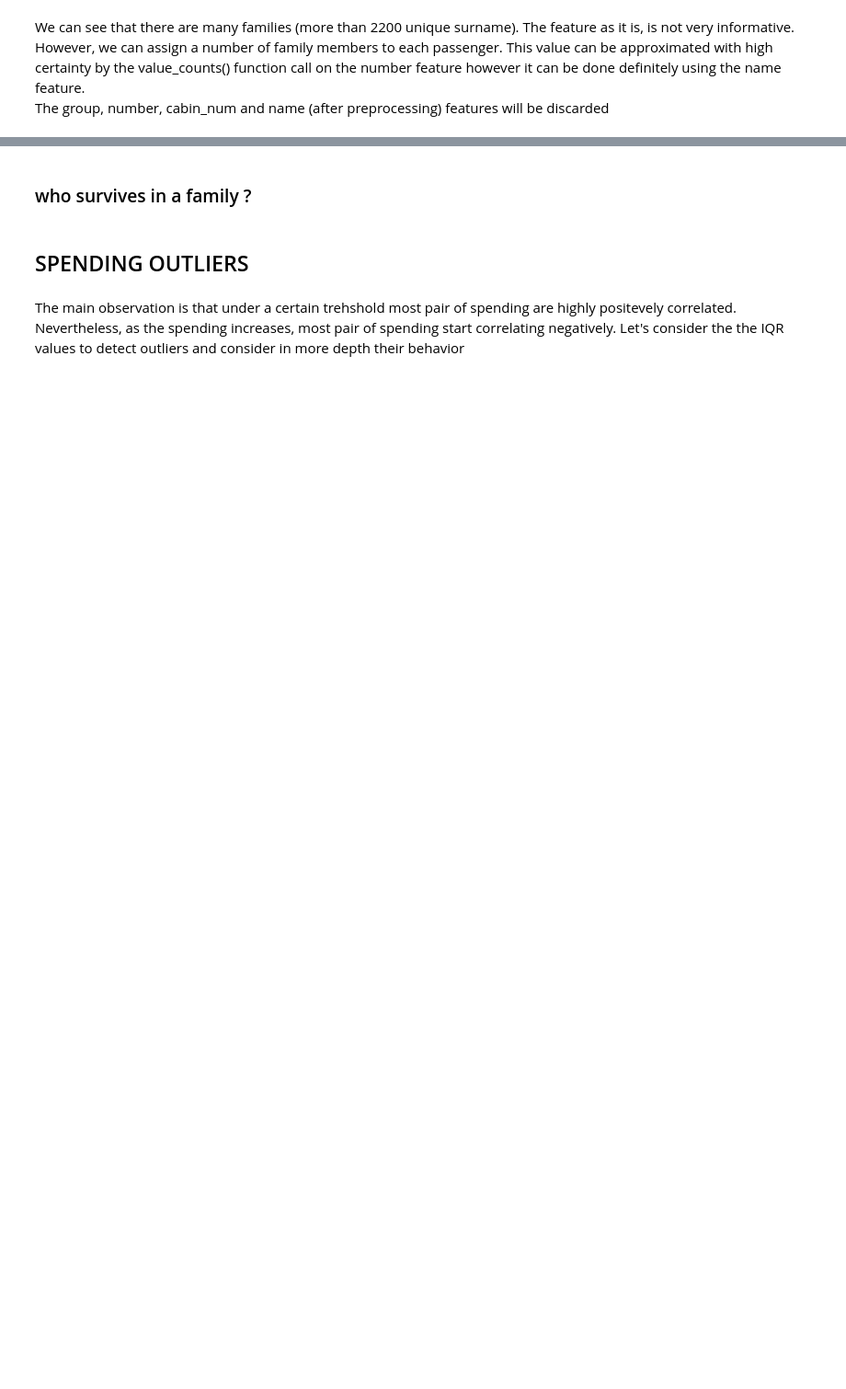
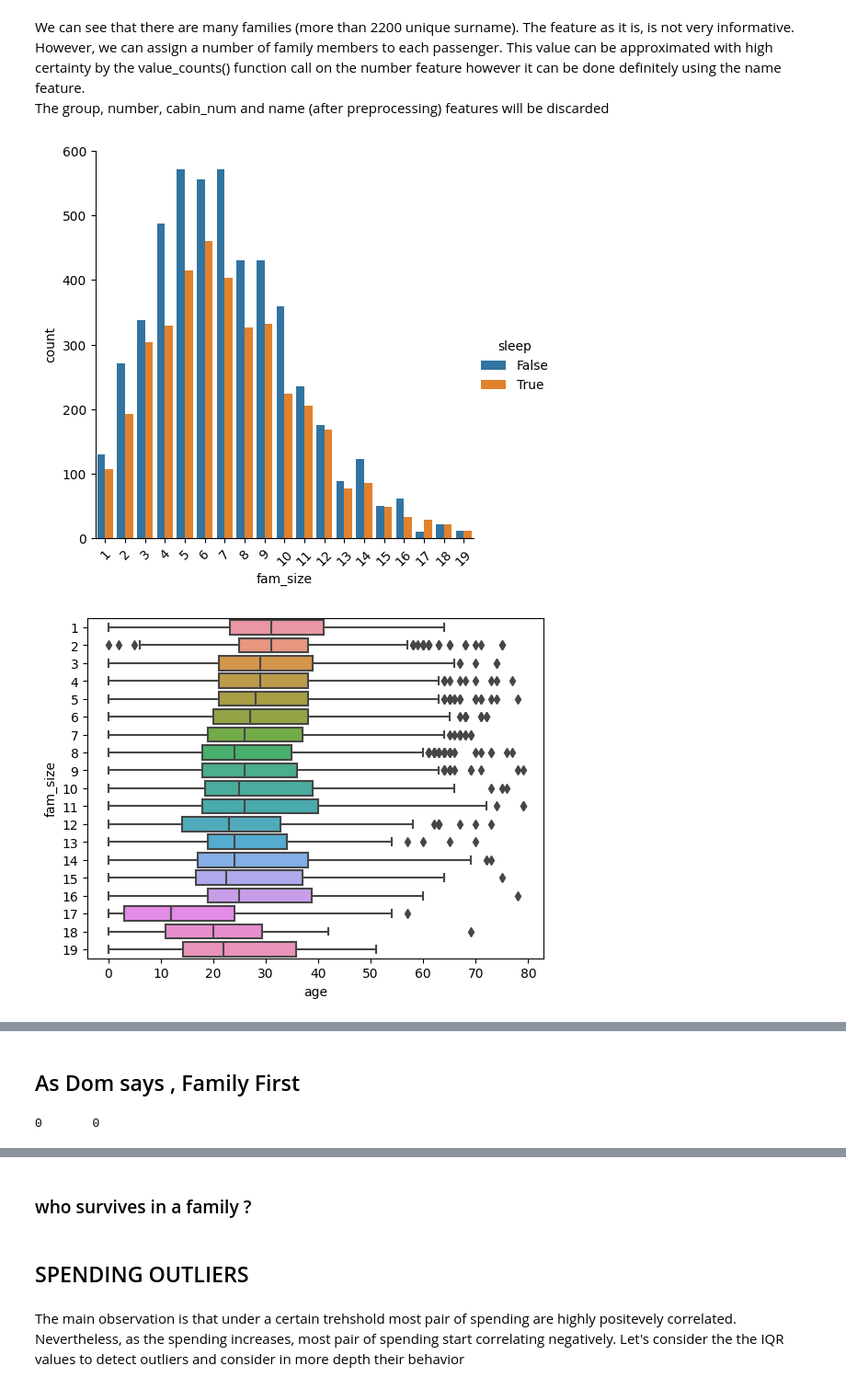
Before and after one commit to ayhem18/My_Kaggle_Repo, a Jupyter notebook: Competitions/SpaceshipTitanic/SST_1.ipynb, the cells around one changed output, grey strips where cells are left out. Shown at 92% size. Saved outputs shown, nothing was run; the diff lists cells and outputs as text; code cells hidden in the pictures; blank space fills up the shorter version.

Commit message:
introducing better family features

```diff
--- a/Competitions/SpaceshipTitanic/SST_1.ipynb
+++ b/Competitions/SpaceshipTitanic/SST_1.ipynb
@@ -178,5 +166,8 @@ Error:
 # %%
-def visualize_interaction(data:pd.DataFrame, feature, use_cols=None, nunique_as_discrete=20, max_cat_values=25):
+def visualize_interaction(data:pd.DataFrame, feature, use_cols=None, nunique_as_discrete=10, num_cat='box', num_num='scatter'):
+    assert num_cat in ['box', 'cdf']
+    assert num_num in ['scatter', 'line']
+
     if use_cols is None:
         use_cols = data.columns
 
@@ -200,10 +191,14 @@ def visualize_interaction(data:pd.DataFrame, feature, use_cols=None, nunique_as_
             if col == feature: continue
 
             if col in num_feats:
-                sns.boxplot(data=data, x=col, y=feature, orient='h')
-                plt.show()
+                if num_cat == 'box':
+                    sns.boxplot(data=data, x=col, y=feature, orient='h')
+                    plt.show()
+                else :
+                    display_cdf(data, num_feat=col, cat_feat=feature)
+
             # only visualize categorical feature with a reasonable number of possible values
-            elif len(data.value_counts(col)) < max_cat_values:
+            elif len(data.value_counts(col)) < nunique_as_discrete:
                 # the hue parameter should be assigned the feature with the smaller number of possible values
                 feats = [col, feature]
                 feats = sorted(feats, key=lambda x: len(data.value_counts(x)))
@@ -217,9 +212,13 @@ def visualize_interaction(data:pd.DataFrame, feature, use_cols=None, nunique_as_
             if col == feature: continue
 
             if col in num_feats:
-                # display the cfds of the numerial feature with different values of the categorical one
-                display_cdf(data, num_feat=col, cat_feat=feature)
+                # for two numerical features, we need to a scatter plot
+                sns.relplot(data=data, x=feature, y=col, kind=num_num)
+                plt.show()
 
-            elif len(data.value_counts(col)) < max_cat_values:
-                sns.boxplot(data=data, x=feature, y=col, orient='h')
-                plt.show()
+            elif len(data.value_counts(col)) < nunique_as_discrete:
+                if num_cat == 'box':
+                    sns.boxplot(data=data, x=feature, y=col, orient='h')
+                    plt.show()
+                else:
+                    display_cdf(data, num_feat=feature, cat_feat=col)
@@ -545,3 +629,6 @@ df_test = df_test_org.copy()
 # as well as impute the sleep and the spending columns
 df, df_test = apply_functions(df, df_test, total_spent)
 df, df_test = apply_functions(df, df_test, impute_total_sleep)
+
+df = set_col_type(df, {"vip": bool, "sleep": bool})
+df_test = set_col_type(df_test, {"vip": bool, "sleep": bool})
@@ -569,8 +659,8 @@ Error:
 # thus, it seems reasonable to binarize the 'home' feature and drop the 'des' feature
 
 # let's calculate q3 for Mars
-q3_mars = np.quantile(df[df['home'] == 'Mars'], [0.75])
-
+q3_mars = np.quantile(df[df['home'] == 'Mars']['total'], [0.75])[0]
+print(q3_mars)
 
 # let's binarize the 'home' feature while
 def new_home(row):
@@ -579,11 +669,11 @@ def new_home(row):
         if math.isnan(row['home']):
             # if the destination is 'POS'... then "home" is not Europe
             try:
-                if row['des'].lower().startwith('pos') or row['total'] <= q3_mars:
+                if row['des'].lower().startswith('pos') or row['total'] <= q3_mars:
                     row['is_Europe'] = False
                 else:
                     row['is_Europe'] = True
-            except ValueError:
+            except AttributeError:
                 # this block is accessed if row['des'] or row['total'] is nan
                 # statistically, having the passenger's home as Europe is less likely than other planets
                 row['is_Europe'] = False
@@ -669,3 +777,11 @@ def set_fam_size(row):
 # make sure to apply the set_group_size first
 df, df_test = apply_functions(df, df_test, set_group_size)
 df, df_test = apply_functions(df, df_test, set_fam_size)
+# %%
+# let's consider the interaction of 'fam_size' with the other features
+use_cols.remove('home')
+use_cols.remove('des')
+visualize_interaction(data=df, feature='fam_size', use_cols=use_cols)
+# %% [output]
+[figure, added]
+[figure, added]
@@ -671,0 +791,29 @@ df, df_test = apply_functions(df, df_test, set_fam_size)
+# %% [markdown]
+## As Dom says , Family First
+# %%
+
+# before proceeding to extract insight from grouping the passengers by their families, let's impute the 'name' feature
+# the first step is to group the passengers by the 'group' feature, if the 'name' feature is nan for one row, then we can impute it by the most frequent name
+# in the 'group' for which that row belongs
+from statistics import mode
+
+names_by_group = pd.pivot_table(alldata, values='name', index=['group'], aggfunc=mode)
+
+def impute_name(row):
+    global names_by_group
+    try:
+        if math.isnan(row['name']):
+            row['name'] = names_by_group.loc[row['group'], 'name']
+
+    except TypeError:
+        # this means row['name'] is not nan
+        pass
+
+    return row
+
+# impute the name feature
+df, df_test = apply_functions(df, df_test, impute_name)
+print(df['name'].isna().sum(), df_test['name'].isna().sum(), sep='\t')
+# fortunately, the set of nan names and nan groups are mutually exclusive, names imputed successfully!!!
+# %% [output]
+0       0
```
Also changed, not shown: parts of 55 cells of this notebook.
